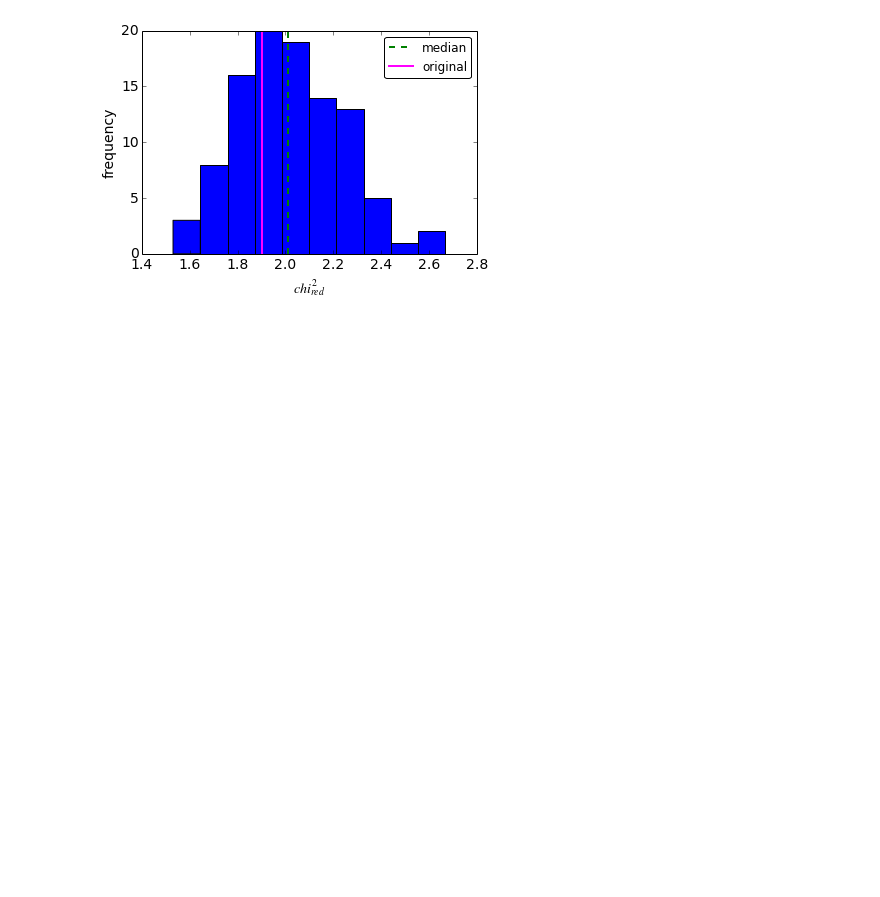
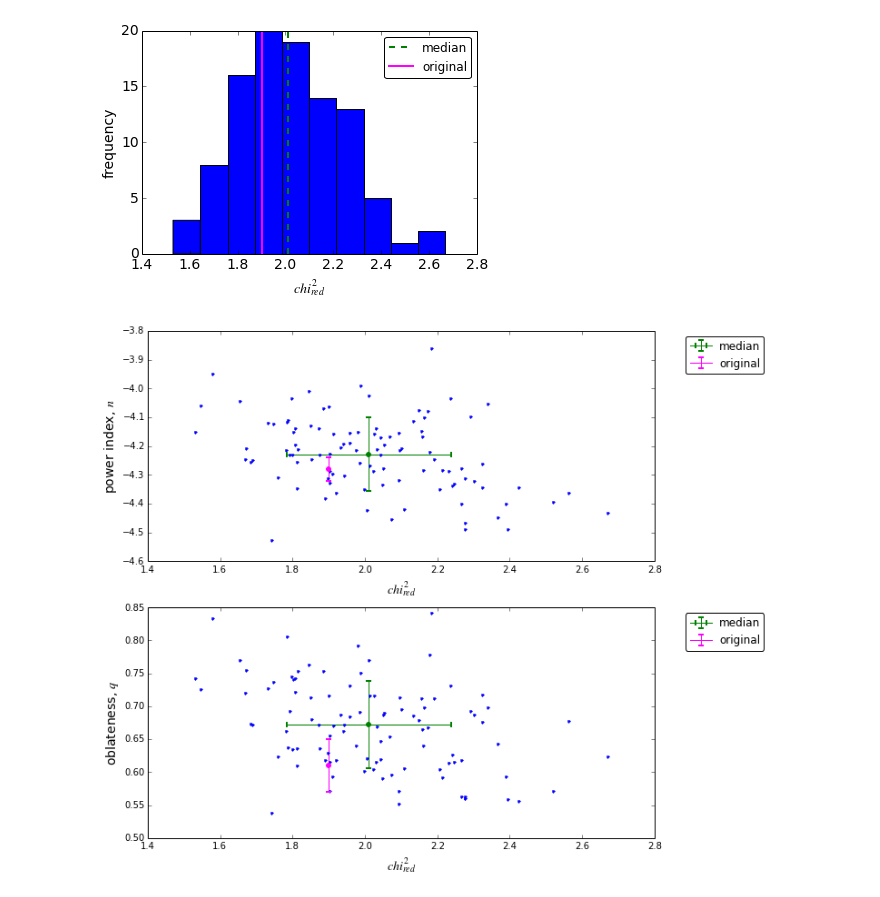
Before and after one commit to berenicep10/CFHT, a Jupyter notebook: MonteCarlo_photomErrors/results/eval_MC_axisymmetric_results.ipynb, the cells around one changed output. Drawn from its saved outputs; the diff is of its cells as text; code cells hidden in the pictures; blank space fills up the shorter version.

Commit message:
Includes two plots for the dependency of n and q with the reduced chi2.

```diff
--- a/MonteCarlo_photomErrors/results/eval_MC_axisymmetric_results.ipynb
+++ b/MonteCarlo_photomErrors/results/eval_MC_axisymmetric_results.ipynb
@@ -243,3 +243,40 @@ plt.legend(fancybox=True, loc='upper right', ncol=1, numpoints=1) # prop=fontP,
 plt.show()
 # %% [output]
 [figure]
+# %%
+plt.figure(num=7, figsize=(10,10))
+plt.tick_params(labelsize=14)
+
+plt.subplot(211)
+plt.xlabel('$chi^2_{red}$', fontsize=14)
+plt.ylabel('power index, $n$', fontsize=14)
+
+plt.plot(chi2_red,n,'.')
+plt.plot(np.median(chi2_red),np.median(n),'.',color='green',ms=8,mew=2)
+plt.errorbar(np.median(chi2_red),np.median(n),xerr=np.std(chi2_red),yerr=np.std(n),
+         color='green',ms=12,mew=2, label='median')
+plt.plot(or_red_chi2,or_n, '.',color='magenta',ms=8,mew=2)
+plt.errorbar(or_red_chi2,or_n,yerr=or_Eq,
+             color='magenta',ms=12,mew=2, label='original')
+
+plt.legend(fancybox=True,bbox_to_anchor=(1.05, 1), numpoints=1,loc=2)#, borderaxespad=0.)
+#plt.legend(fancybox=True, loc='upper right', ncol=1, numpoints=1) # prop=fontP,
+
+plt.subplot(212)
+plt.xlabel('$chi^2_{red}$', fontsize=14)
+plt.ylabel('oblateness, $q$', fontsize=14)
+
+plt.plot(chi2_red,q,'.')
+plt.plot(np.median(chi2_red),np.median(q),'.',color='green',ms=8,mew=2)
+plt.errorbar(np.median(chi2_red),np.median(q),xerr=np.std(chi2_red),yerr=np.std(q),
+         color='green',ms=12,mew=2, label='median')
+plt.plot(or_red_chi2,or_q, '.',color='magenta',ms=8,mew=2)
+plt.errorbar(or_red_chi2,or_q,yerr=or_Eq,
+             color='magenta',ms=12,mew=2, label='original')
+
+plt.legend(fancybox=True,bbox_to_anchor=(1.05, 1), numpoints=1,loc=2)#, borderaxespad=0.)
+#plt.legend(fancybox=True, loc='upper right', ncol=1, numpoints=1) # prop=fontP,
+
+plt.show()
+# %% [output]
+[figure, added]
```
Also changed, not shown: 3 other files.
